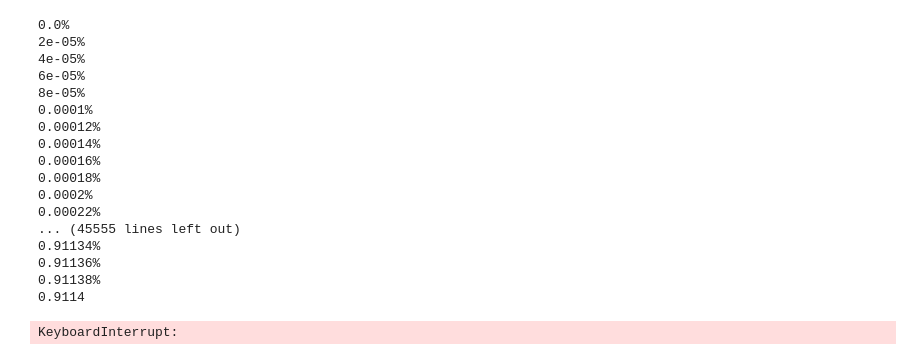
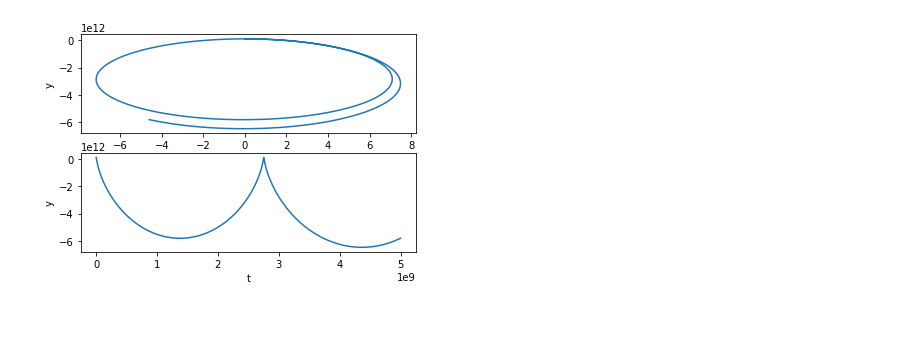
Before and after one commit to matix0508/MOFiT, a Jupyter notebook: lab2/sheet.ipynb, the cells around one changed output. Cells and saved outputs as stored; diff of their text form; code cells hidden in the pictures; blank space fills up the shorter version.

```diff
--- a/lab2/sheet.ipynb
+++ b/lab2/sheet.ipynb
@@ -40,9 +40,6 @@ class Euler:
         self.x[i] = x
         self.v[i] = v
 
-    def get_new_values(self, i: int):
-        return self.x[i], self.v[i]
-
     def calculate(self):
         for i in range(len(self.t)):
             if i == 0:
@@ -153,35 +156,20 @@ class Handler:
         self.dir = "output"
 
     def euler_fixed_dt(self):
-        solver = Euler(5000000000, 20000)
+        solver = Euler(5000000000, 2000)
         solver.calculate()
         plotter = Plotter(solver, self.dir)
         plotter.plot("euler_fixed")
+        return solver
 
     def rk4_fixed_dt(self):
-        solver = RK4(10000000000, 2000)
-        solver.calculate_steps()
+        solver = RK4(5000000000, 2000)
+        solver.calculate()
         plotter = Plotter(solver, self.dir)
         plotter.plot("rk4_fixed")
+        return solver
 # %%
 h = Handler()
-h.rk4_fixed_dt()
+s2 = h.euler_fixed_dt()
 # %% [output]
-0.0%
-2e-05%
-4e-05%
-6e-05%
-8e-05%
-0.0001%
-0.00012%
-0.00014%
-0.00016%
-0.00018%
-0.0002%
-0.00022%
-... (45555 lines left out)
-0.91134%
-0.91136%
-0.91138%
-0.9114
-KeyboardInterrupt:
+[figure, added]
```
Also changed, not shown: parts of 11 cells of this notebook.
